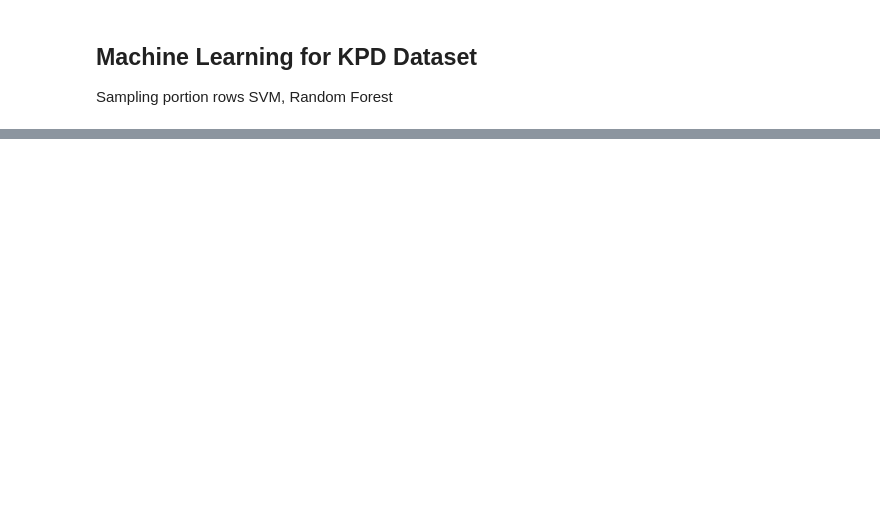
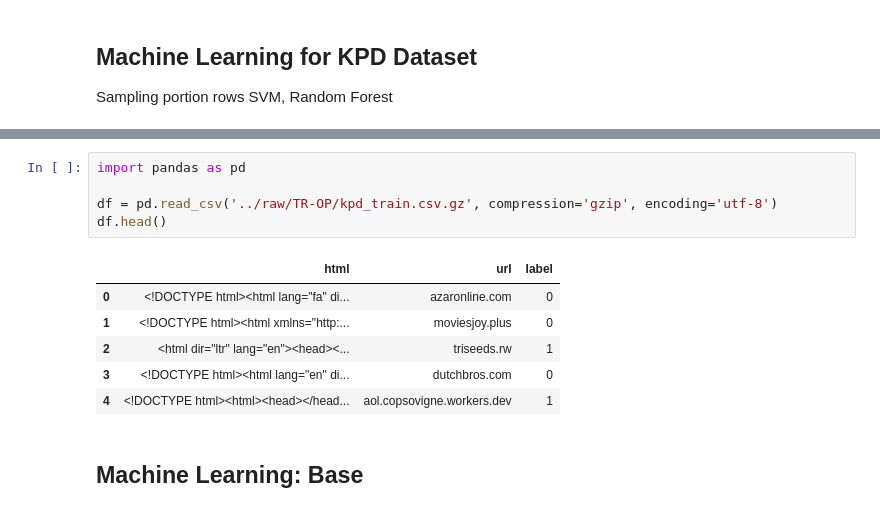
Before and after one commit to knowledgeivy/cyberdatagen, a Jupyter notebook: notebook/ml_kpd_base.ipynb, the cells around one changed output, grey strips where cells are left out. Drawn from its saved outputs; the diff is of its cells as text; blank space fills up the shorter version.

```diff
--- a/notebook/ml_kpd_base.ipynb
+++ b/notebook/ml_kpd_base.ipynb
@@ -5,0 +310,14 @@ SVM, Random Forest
+# %%
+import pandas as pd
+
+df = pd.read_csv('../raw/TR-OP/kpd_train.csv.gz', compression='gzip', encoding='utf-8')
+df.head()
+# %% [output]
+|  | html | url | label |
+| 0 | <!DOCTYPE html><html lang="fa" di... | azaronline.com | 0 |
+| 1 | <!DOCTYPE html><html xmlns="http:... | moviesjoy.plus | 0 |
+| 2 | <html dir="ltr" lang="en"><head><... | triseeds.rw | 1 |
+| 3 | <!DOCTYPE html><html lang="en" di... | dutchbros.com | 0 |
+| 4 | <!DOCTYPE html><html><head></head... | aol.copsovigne.workers.dev | 1 |
+# %% [markdown]
+## Machine Learning: Base
```
Also changed, not shown: parts of 3 cells of this notebook, 44 other files.
